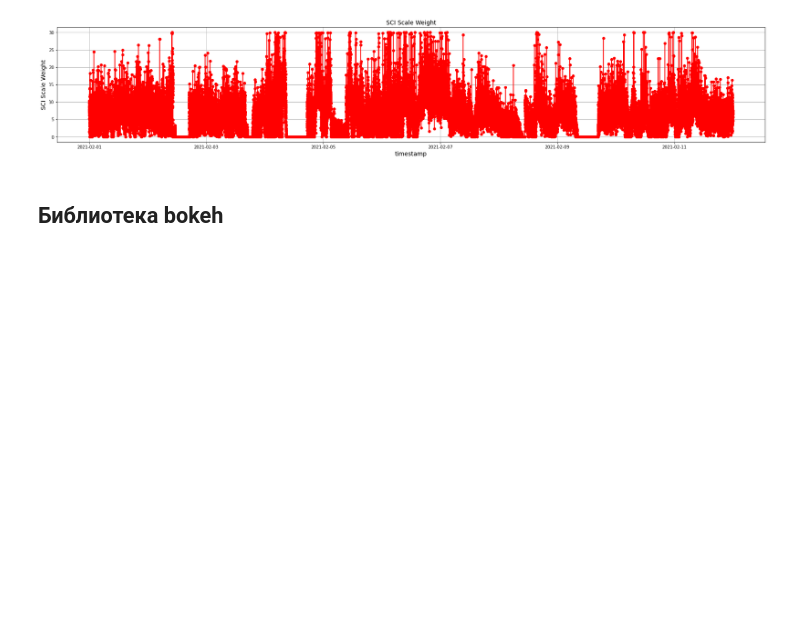
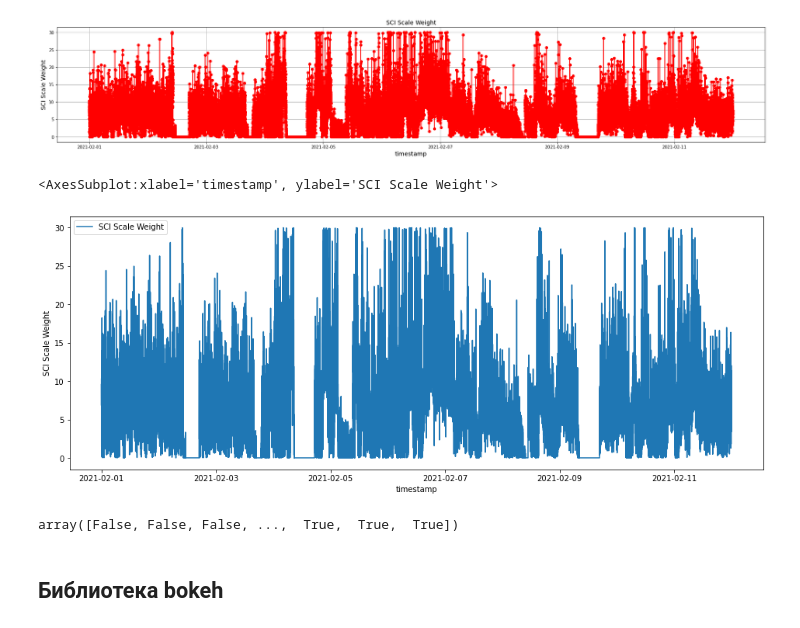
Before and after one commit to Randyrofed/Smart_Diagnosis, a Jupyter notebook: Smart_diagnosis.ipynb, the cells around one changed output. Drawn from its saved outputs; the diff is of its cells as text; code cells hidden in the pictures; blank space fills up the shorter version.

```diff
--- a/Smart_diagnosis.ipynb
+++ b/Smart_diagnosis.ipynb
@@ -145,3 +160,16 @@ plt.grid(True)
 plt.show()
 # %% [output]
 [figure]
+# %%
+# Set the width and height of the figure
+plt.figure(figsize=(16,6))
+
+# Line chart
+sn.lineplot(data=excl_merged['SCI Scale Weight'], label="SCI Scale Weight")
+# %% [output]
+<AxesSubplot:xlabel='timestamp', ylabel='SCI Scale Weight'>
+[figure, added]
+# %%
+excl_merged.index.duplicated()
+# %% [output]
+array([False, False, False, ...,  True,  True,  True])
```
Also changed, not shown: parts of 20 cells of this notebook, 1 other file.
